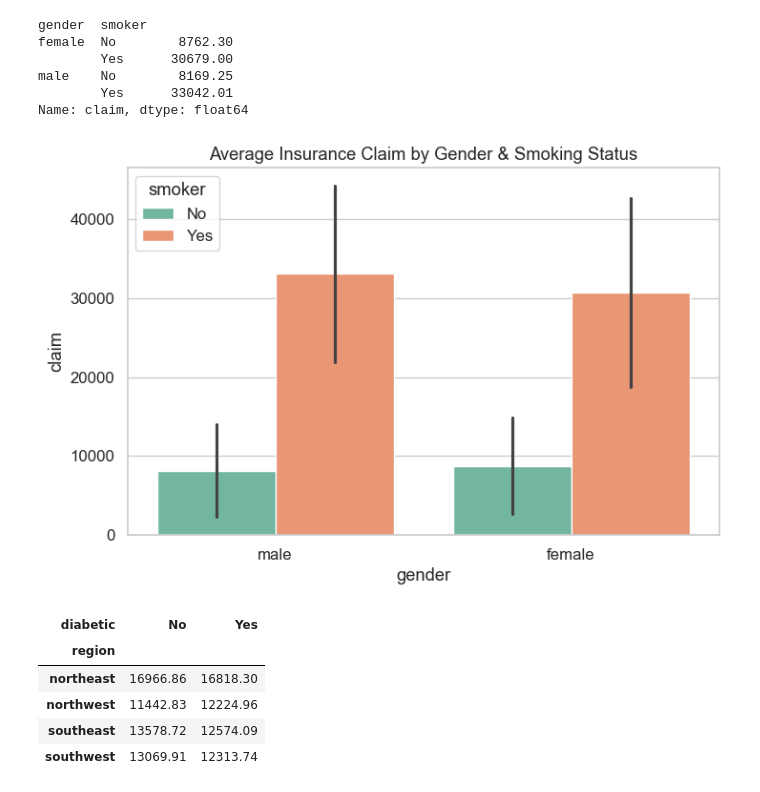
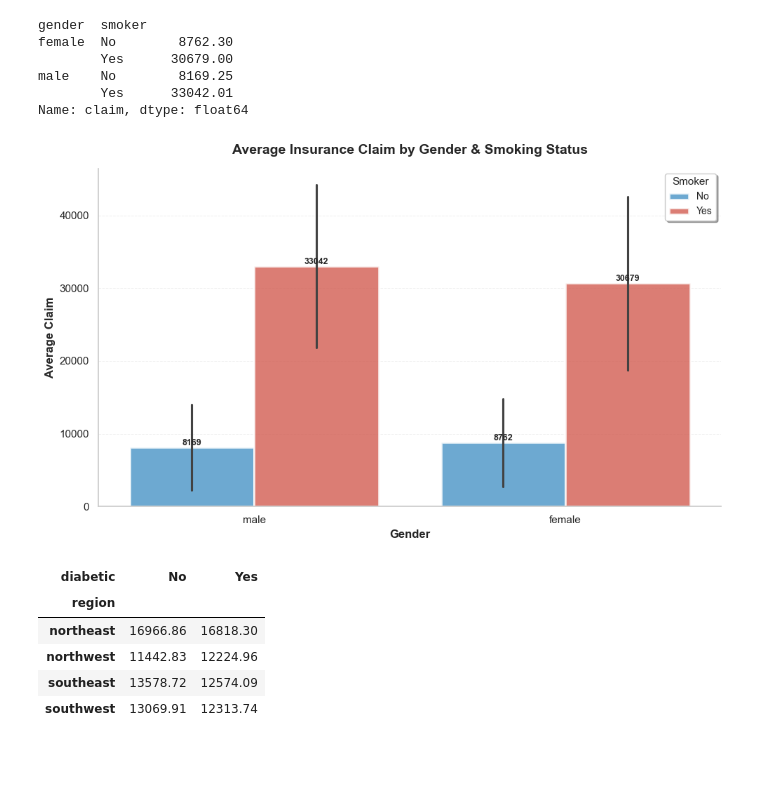
Before and after one commit to MateuszGruntkowski/Health-Insurance-Cost-Prediction, a Jupyter notebook: eda.ipynb, the cells around one changed output. Saved outputs shown, nothing was run; the diff lists cells and outputs as text; code cells hidden in the pictures; blank space fills up the shorter version.

```diff
--- a/eda.ipynb
+++ b/eda.ipynb
@@ -117,12 +159,34 @@ male    No        8169.25
         Yes      33042.01
 Name: claim, dtype: float64
 # %%
-plt.figure(figsize=(8,5))
-sns.barplot(data=df, x="gender", y="claim", hue="smoker", estimator=np.mean, errorbar="sd")
-plt.title("Average Insurance Claim by Gender & Smoking Status")
+fig, ax = plt.subplots(figsize=(10, 6))
+fig.patch.set_facecolor('white')
+
+sns.barplot(data=df, x="gender", y="claim", hue="smoker",
+            estimator=np.mean, errorbar="sd",
+            palette=['#3498db', '#e74c3c'],
+            edgecolor='white', linewidth=2, alpha=0.8, ax=ax)
+
+plt.title("Average Insurance Claim by Gender & Smoking Status",
+          fontsize=14, fontweight='bold', pad=15)
+plt.xlabel("Gender", fontsize=12, fontweight='bold')
+plt.ylabel("Average Claim", fontsize=12, fontweight='bold')
+plt.legend(title="Smoker", fontsize=10, title_fontsize=11, frameon=True, shadow=True)
+plt.grid(axis='y', alpha=0.3, linestyle='--', linewidth=0.7)
+ax.set_axisbelow(True)
+
+# Usuń górną i prawą ramkę
+ax.spines['top'].set_visible(False)
+ax.spines['right'].set_visible(False)
+
+# Dodaj wartości na słupkach
+for container in ax.containers:
+    ax.bar_label(container, fmt='%.0f', fontsize=9, fontweight='bold')
+
+plt.tight_layout()
 plt.show()
 # %% [output]
-[figure, old version]
+[figure, new version]
 # %%
 pivot_region_diabetic = df.pivot_table(
     values="claim",
```
Also changed, not shown: parts of 10 cells of this notebook.
